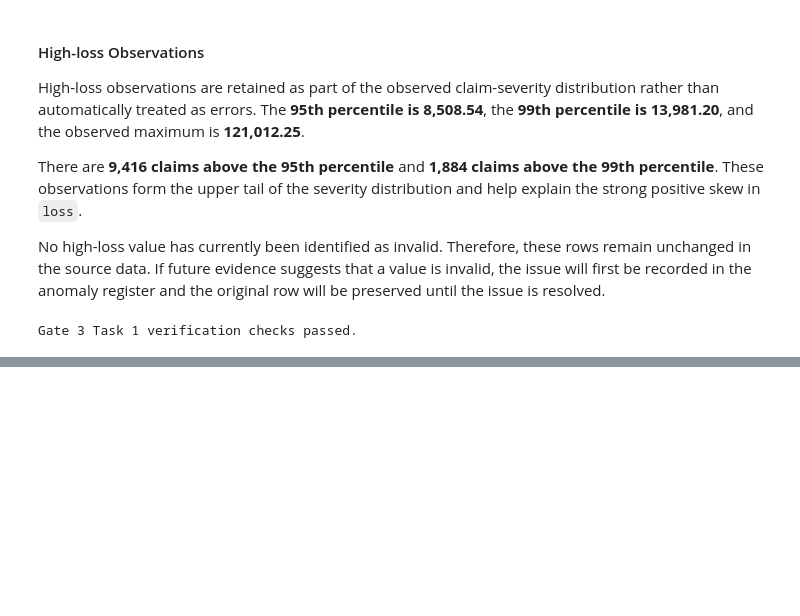
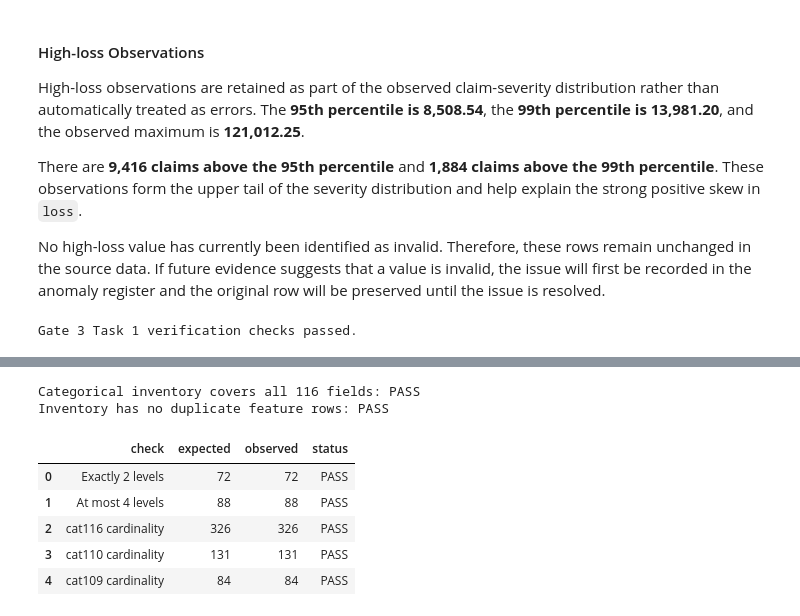
Before and after one commit to Break-Through-Tech/Allstate-1C-predicting-auto-claims-severity, a Jupyter notebook: notebooks/data-understanding.ipynb, the cells around one changed output, grey strips where cells are left out. Saved outputs shown, nothing was run; the diff lists cells and outputs as text; code cells hidden in the pictures; blank space fills up the shorter version.

```diff
--- a/notebooks/data-understanding.ipynb
+++ b/notebooks/data-understanding.ipynb
@@ -1082,0 +1242,57 @@ Gate 3 Task 1 reproduced and reviewed the Gate 1 data-quality evidence and the G
+# %%
+from pathlib import Path
+import hashlib
+from IPython.display import display
+
+task10_source_path = Path('../data/allstate_claims_data.csv')
+task10_source_sha = hashlib.sha256(task10_source_path.read_bytes()).hexdigest()
+task10_source_columns = list(gate3_df.columns)
+task10_before = pd.util.hash_pandas_object(df[task10_source_columns], index=True)
+task10_checks = {}
+def task10_check(label, condition):
+    task10_checks[label] = bool(condition)
+    print(f"{label}: {'PASS' if condition else 'FAIL'}")
+
+task10_expected = {f'cat{i}' for i in range(1, 117)}
+inv = categorical_inventory
+missing = sorted(task10_expected - set(inv['column_name']))
+unexpected = sorted(set(inv['column_name']) - task10_expected)
+duplicates = inv.loc[inv['column_name'].duplicated(keep=False), 'column_name'].tolist()
+metadata_columns = ['cardinality', 'most_common_level_support', 'min_level_support',
+                    'median_level_support', 'levels_below_rare_threshold', 'rare_level_threshold']
+metadata_ok = set(metadata_columns).issubset(inv.columns)
+if metadata_ok:
+    metadata_ok = inv[metadata_columns].notna().all().all()
+coverage_ok = (len(inv) == 116 and inv['column_name'].nunique() == 116
+               and not missing and not unexpected and not duplicates and metadata_ok)
+task10_check('Categorical inventory covers all 116 fields', coverage_ok)
+task10_check('Inventory has no duplicate feature rows', not duplicates)
+if not coverage_ok:
+    print({'missing': missing, 'duplicates': duplicates, 'unexpected': unexpected,
+           'complete_metadata': bool(metadata_ok)})
+assert coverage_ok, 'Inventory discrepancy: investigate before evidence selection.'
+
+denominators = df[cat_cols].notna().sum()
+assert df[cat_cols + ['loss']].notna().all().all(), 'Reconcile Task #7 missing-value semantics before proceeding.'
+cardinality = inv.set_index('column_name')['cardinality']
+starting_checks = pd.DataFrame([
+    ('Exactly 2 levels', 72, int(cardinality.eq(2).sum())),
+    ('At most 4 levels', 88, int(cardinality.le(4).sum())),
+    ('cat116 cardinality', 326, int(cardinality['cat116'])),
+    ('cat110 cardinality', 131, int(cardinality['cat110'])),
+    ('cat109 cardinality', 84, int(cardinality['cat109'])),
+], columns=['check', 'expected', 'observed'])
+starting_checks['status'] = np.where(starting_checks['expected'].eq(starting_checks['observed']), 'PASS', 'FAIL')
+display(starting_checks)
+if starting_checks['status'].eq('FAIL').any():
+    print('Reference discrepancy: investigate source/version; do not alter the data or calculations.')
+    print('Source SHA256:', task10_source_sha)
+# %% [output]
+Categorical inventory covers all 116 fields: PASS
+Inventory has no duplicate feature rows: PASS
+|  | check | expected | observed | status |
+| 0 | Exactly 2 levels | 72 | 72 | PASS |
+| 1 | At most 4 levels | 88 | 88 | PASS |
+| 2 | cat116 cardinality | 326 | 326 | PASS |
+| 3 | cat110 cardinality | 131 | 131 | PASS |
+| 4 | cat109 cardinality | 84 | 84 | PASS |
```
Also changed, not shown: parts of 20 cells of this notebook, 9 other files.
